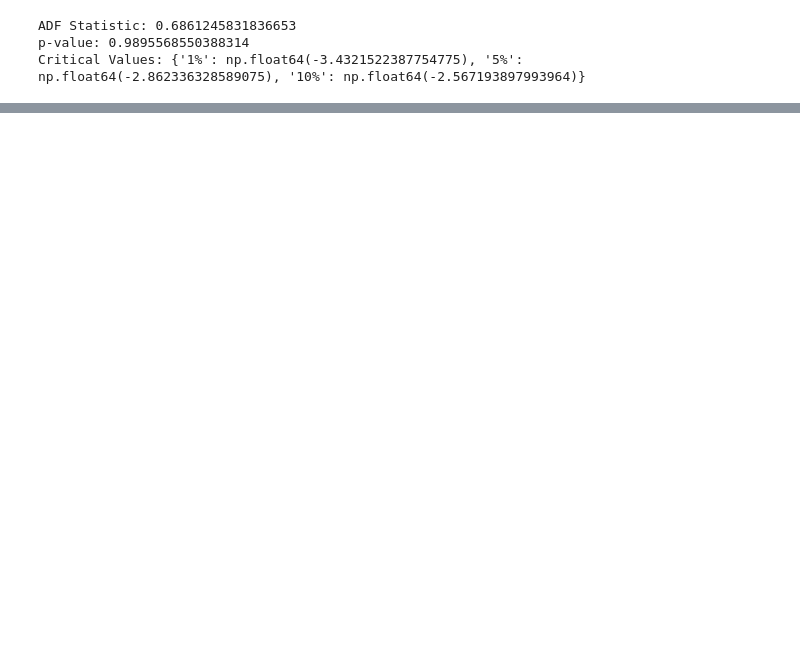
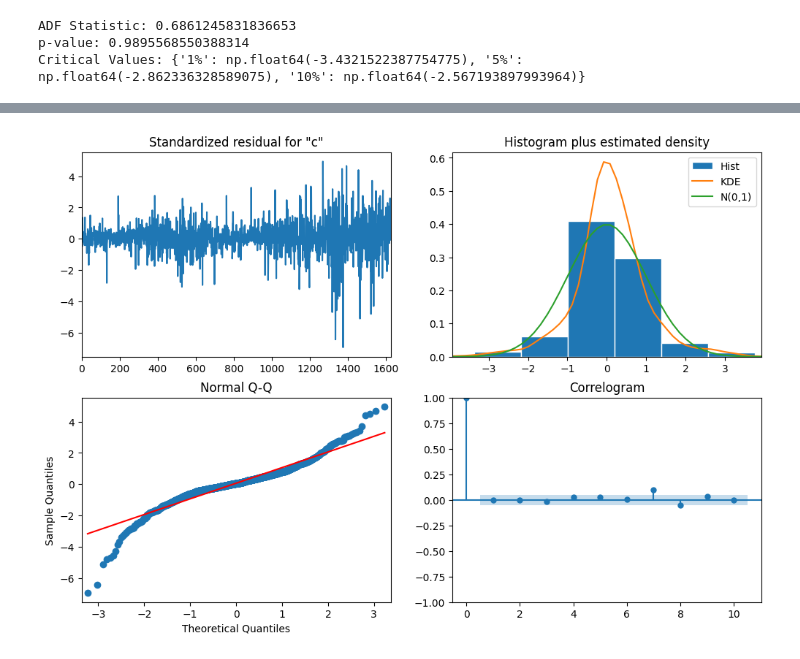
Before and after one commit to diegosantarelli/Data_science_2024, a Jupyter notebook: DS_Python/Stock_market.ipynb, the cells around one changed output, grey strips where cells are left out. Cells and saved outputs as stored; diff of their text form; code cells hidden in the pictures; blank space fills up the shorter version.

```diff
--- a/DS_Python/Stock_market.ipynb
+++ b/DS_Python/Stock_market.ipynb
@@ -422,13 +654,11 @@ df_apple['date'] = pd.to_datetime(df_apple['date'], dayfirst=True)  # Usa il for
 df_apple = df_apple.set_index('date')  # Imposta 'date' come indice
 df_apple = df_apple.sort_index()  # Ordina l'indice
 
-split_date = '2022-12-31'
-
 # Conferma la presenza di entrambe le colonne
 print(df_apple.head())
 
 # Dividere il dataset in training e test
-split_date = '2022-12-31'
+split_date = '2019-12-31'
 train_data = df_apple[:split_date][['close/last', 'volume']]
 test_data = df_apple[split_date:][['close/last', 'volume']]
 
@@ -499,0 +691,14 @@ dtype: int64
+# %%
+from statsmodels.tsa.arima.model import ARIMA
+import pandas as pd
+import matplotlib.pyplot as plt
+
+# Assicurati che il training set sia univariato (solo 'close/last')
+train_data_series = train_data['close/last']  # Prendi solo la serie temporale
+
+# Applica il modello ARIMA con i parametri ottimali
+model = ARIMA(train_data_series, order=(2, 1, 0))  # ARIMA(p=2, d=1, q=0)
+results = model.fit()
+
+# Stampa il sommario del modello
+print(results.summary())
@@ -499,0 +723,8 @@ dtype: int64
+# %%
+import matplotlib.pyplot as plt
+
+# Grafici diagnostici per il modello ARIMA
+results.plot_diagnostics(figsize=(12, 8))
+plt.show()
+# %% [output]
+[figure, added]
```
Also changed, not shown: parts of 34 cells of this notebook, 1 other file.
